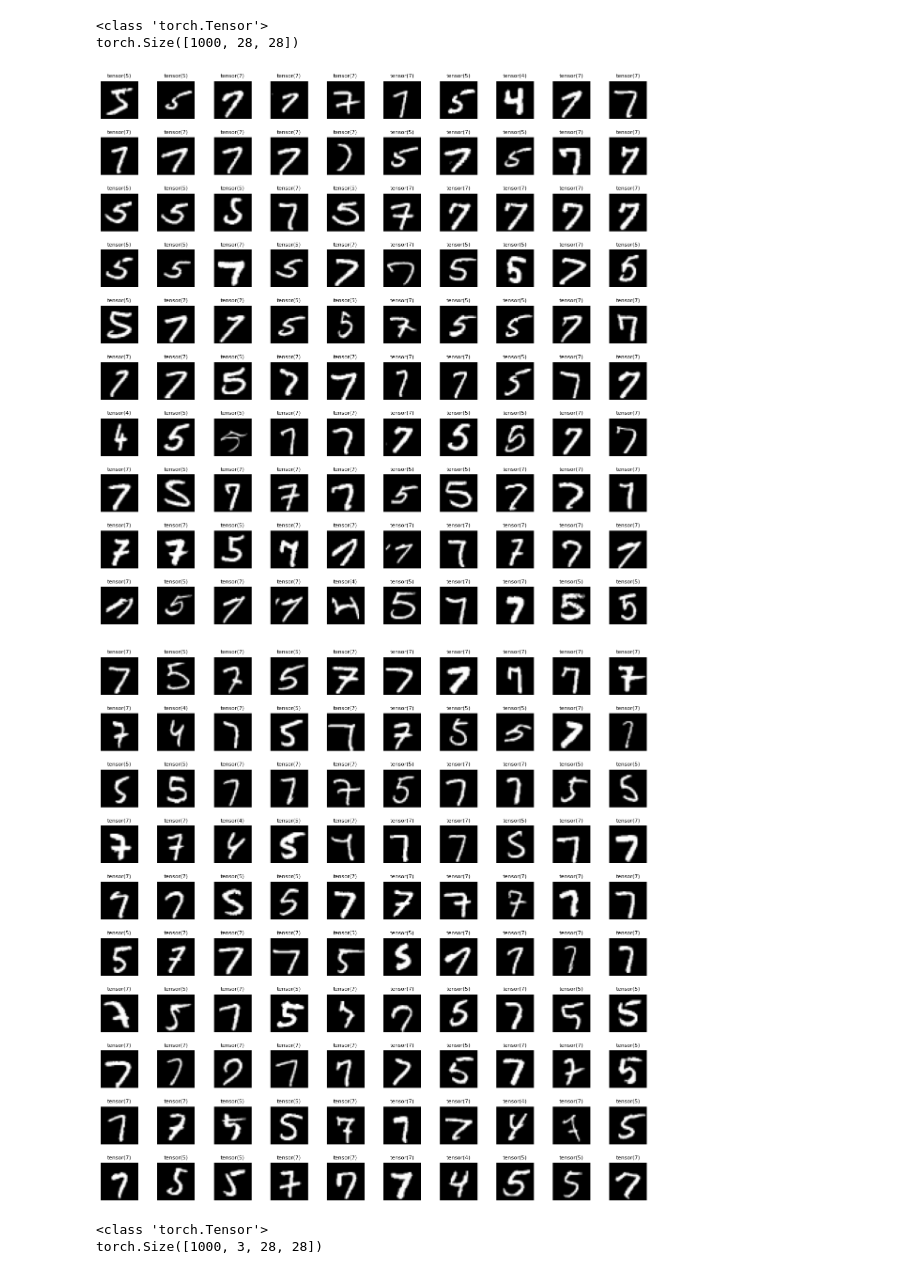
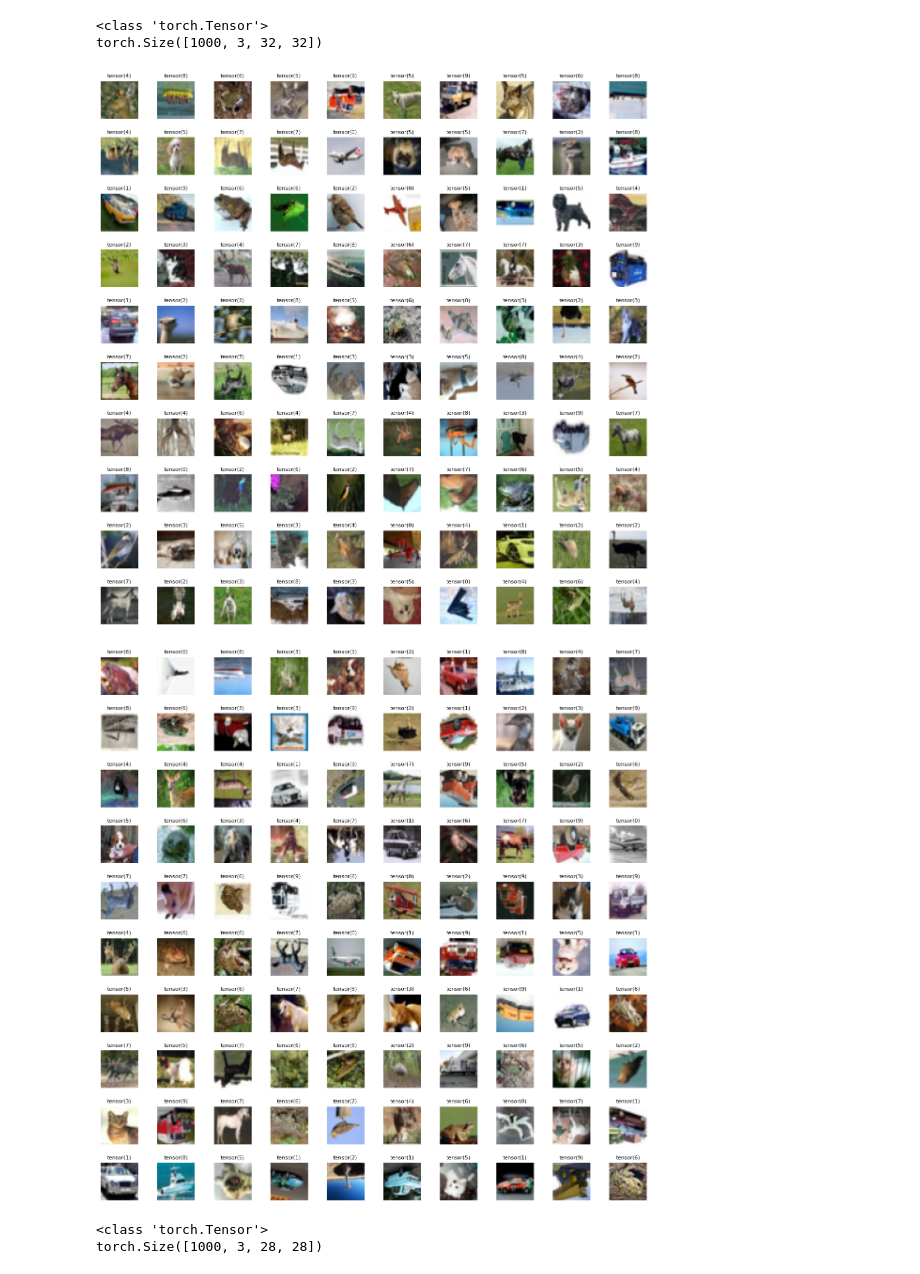
Before and after one commit to alfredoLimo/cfl_maggio, a Jupyter notebook: test_current.ipynb, the cells around one changed output. Saved outputs shown, nothing was run; the diff lists cells and outputs as text; code cells hidden in the pictures.

```diff
--- a/test_current.ipynb
+++ b/test_current.ipynb
@@ -603,5 +603,5 @@ def count_labels(sub_labels):
     label_counts = torch.bincount(sub_labels, minlength=10)
     return label_counts
 # %%
-train_features, train_labels, test_features, test_labels = load_full_datasets("MNIST")
+train_features, train_labels, test_features, test_labels = load_full_datasets("CIFAR10")
 # %% [output]
@@ -619,6 +620,18 @@ Test label counts: tensor([ 980, 1135, 1032, 1010,  982,  892,  958, 1028,  974,
 # %%
-rearranged_data = split_label_skew(
-    train_features, train_labels, test_features, test_labels)
+rearranged_data = split_feature_skew(
+    train_features, train_labels, test_features, test_labels,
+    client_number=10,
+    set_rotation=True,
+    rotations=2,
+    scaling_rotation_low=0.1,
+    scaling_rotation_high=0.1,
+    set_color=False,
+    colors=3,
+    scaling_color_low=0.1,
+    scaling_color_high=0.1,
+    random_order=True
+
+)
 
 for i, client_data in enumerate(rearranged_data):
     train_label_counts = count_labels(client_data['train_labels'])
@@ -649,14 +662,14 @@ Test label counts: tensor([214, 293, 186, 317,  69,  12, 265, 325, 135, 252])
 # %%
-i=2
+i=1
 
 type_it(rearranged_data[i]['test_features'])
 plot_first_100_images_with_labels(rearranged_data[i]['train_features'],rearranged_data[i]['train_labels'])
 plot_first_100_images_with_labels(rearranged_data[i]['test_features'],rearranged_data[i]['test_labels'])
 # %% [output]
 <class 'torch.Tensor'>
-torch.Size([1000, 28, 28])
+torch.Size([1000, 3, 32, 32])
-[figure, old version]
+[figure, new version]
-[figure, old version]
+[figure, new version]
 # %%
 i=4
 
```
Also changed, not shown: parts of 3 cells of this notebook, 3 other files.
